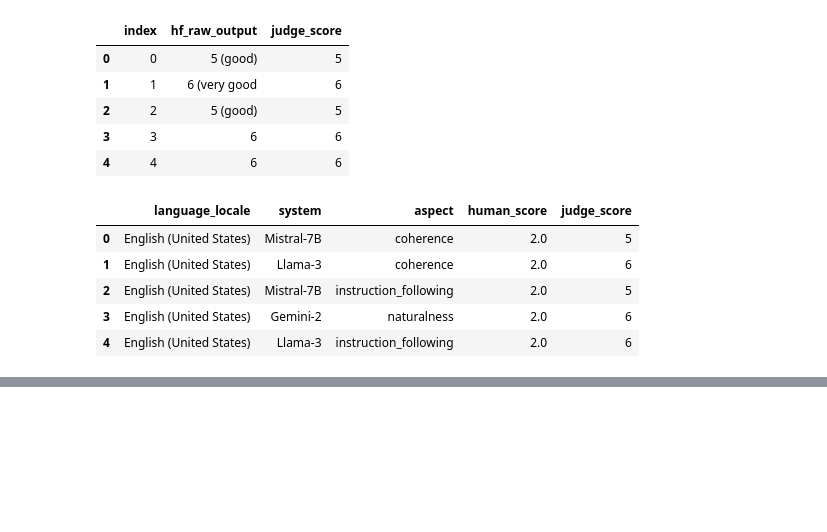
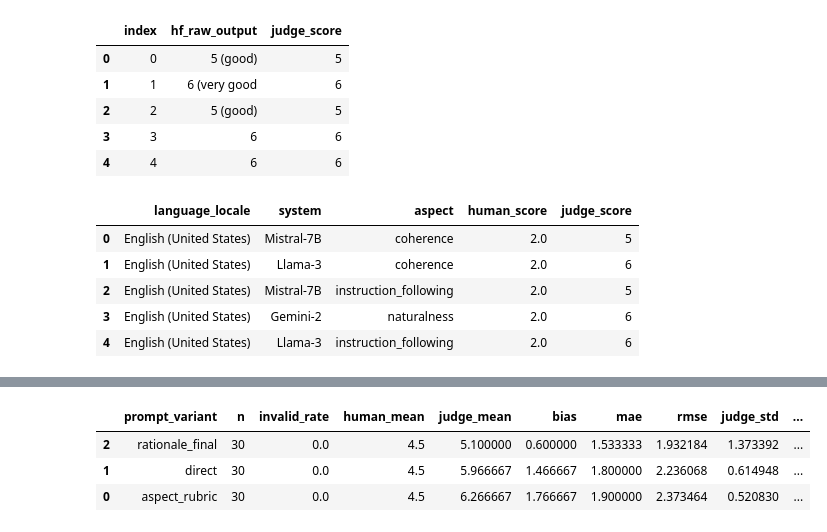
Before and after one commit to NhAnh278/llm-as-a-judge-praktikum, a Jupyter notebook: notebooks/Nhat_Anh_Hoang_analysis.ipynb, the cells around one changed output, grey strips where cells are left out. Cells and saved outputs as stored; diff of their text form; code cells hidden in the pictures; blank space fills up the shorter version.

```diff
--- a/notebooks/Nhat_Anh_Hoang_analysis.ipynb
+++ b/notebooks/Nhat_Anh_Hoang_analysis.ipynb
@@ -1580,0 +1908,47 @@ df_hf_judge[
+# %%
+prompt_metric_rows = []
+
+for prompt_name, group in df_prompt_all.groupby("prompt_variant"):
+    clean = group[["human_score", "judge_score"]].dropna()
+
+    error = clean["judge_score"] - clean["human_score"]
+
+    result = {
+        "prompt_variant": prompt_name,
+        "n": len(clean),
+        "invalid_rate": 1 - len(clean) / len(group),
+        "human_mean": clean["human_score"].mean(),
+        "judge_mean": clean["judge_score"].mean(),
+        "bias": clean["judge_score"].mean() - clean["human_score"].mean(),
+        "mae": error.abs().mean(),
+        "rmse": np.sqrt((error ** 2).mean()),
+        "judge_std": clean["judge_score"].std(),
+        "pearson": np.nan,
+        "spearman": np.nan,
+    }
+
+    if (
+        len(clean) >= 3
+        and clean["human_score"].nunique() > 1
+        and clean["judge_score"].nunique() > 1
+    ):
+        result["pearson"] = pearsonr(
+            clean["human_score"],
+            clean["judge_score"]
+        )[0]
+
+        result["spearman"] = spearmanr(
+            clean["human_score"],
+            clean["judge_score"]
+        )[0]
+
+    prompt_metric_rows.append(result)
+
+df_prompt_metrics = pd.DataFrame(prompt_metric_rows)
+
+df_prompt_metrics.sort_values("mae")
+# %% [output]
+|  | prompt_variant | n | invalid_rate | human_mean | judge_mean | bias | mae | rmse | judge_std | ... |
+| 2 | rationale_final | 30 | 0.0 | 4.5 | 5.100000 | 0.600000 | 1.533333 | 1.932184 | 1.373392 | ... |
+| 1 | direct | 30 | 0.0 | 4.5 | 5.966667 | 1.466667 | 1.800000 | 2.236068 | 0.614948 | ... |
+| 0 | aspect_rubric | 30 | 0.0 | 4.5 | 6.266667 | 1.766667 | 1.900000 | 2.373464 | 0.520830 | ... |
```
Also changed, not shown: parts of 14 cells of this notebook.
